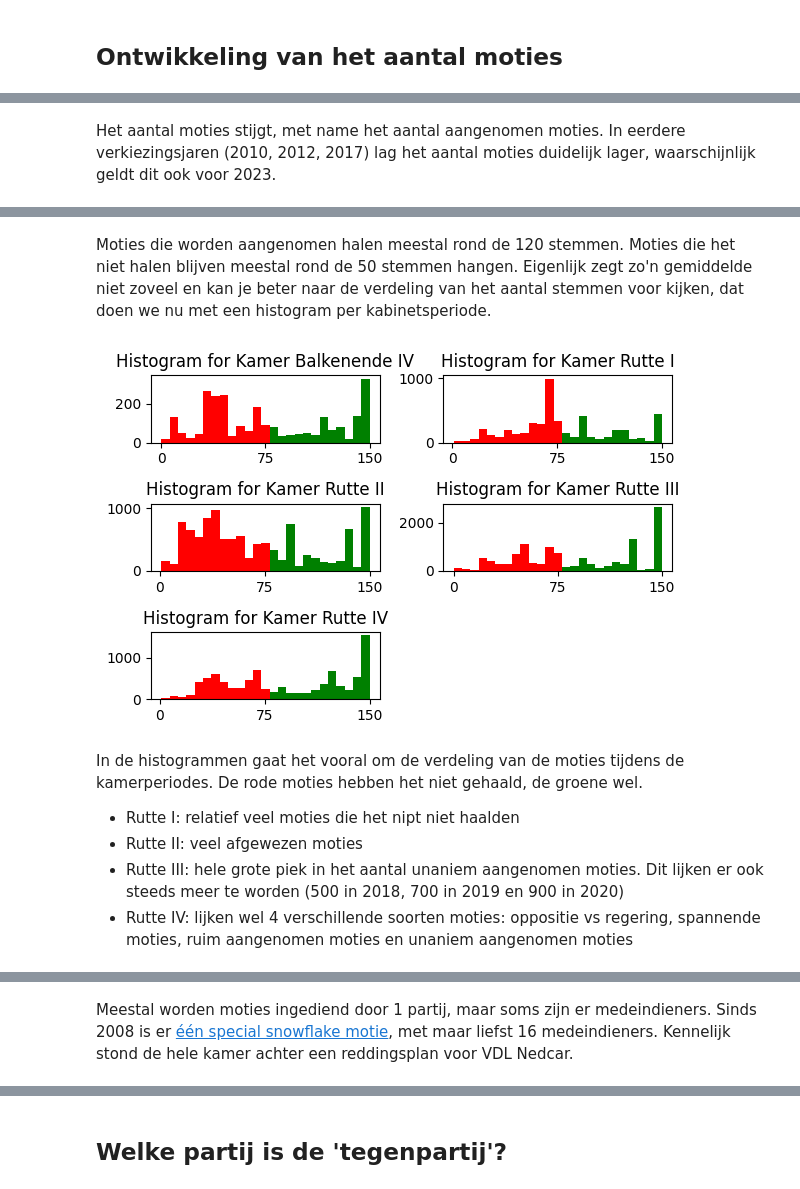
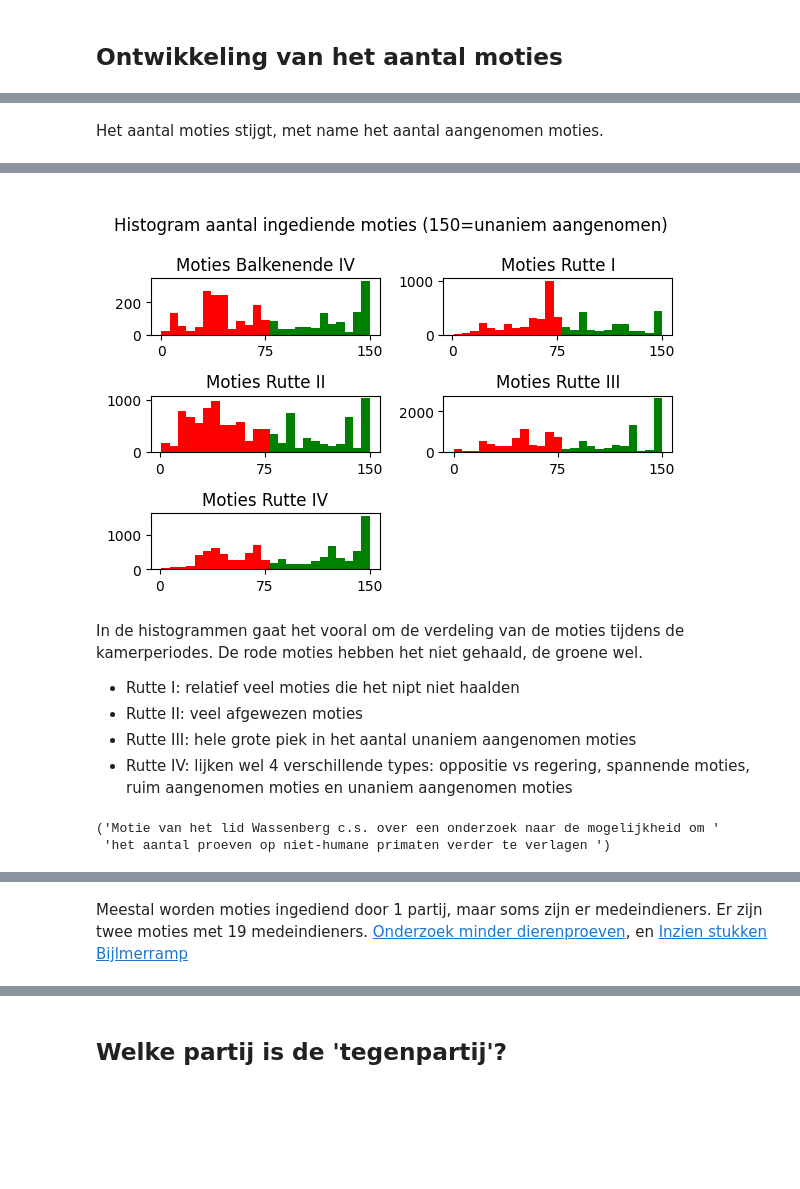
Before and after one commit to jvanelteren/kamermoties, a Jupyter notebook: 2023-08-03-kamermotiesEDA.ipynb, the cells around one changed output, grey strips where cells are left out. Drawn from its saved outputs; the diff is of its cells as text; code cells hidden in the pictures; blank space fills up the shorter version.

```diff
--- a/2023-08-03-kamermotiesEDA.ipynb
+++ b/2023-08-03-kamermotiesEDA.ipynb
@@ -80,7 +60,7 @@ ind = pd.melt(df, value_vars=indiener_column, ignore_index=False)
 ind = ind[ind['value'] == 1]
 ind = ind.rename(columns={'variable':'Indienende_partij'})
 ind['Indienende_partij'] = ind['Indienende_partij'].str[9:]
-df['Indiener_persoon'] = df['Indiener_persoon'].map(lambda x: x[0] if x else '')
+df['Indiener_persoon'] = df['Indiener_persoon'].map(lambda x: x if x else '')  # this used to be lambda x: x[0] if x else ''
 # df = df.join(ind['Indienende_partij'], how='left')
 df['Indienende_persoon_partij'] = df['Indiener_persoon'] + ', ' + df['Indienende_partij']
 # %%
@@ -227,7 +207,7 @@ alt.Chart(data).mark_bar().encode(
 # %% [output]
 [interactive output not drawn]
 # %% [markdown]
-Het aantal moties stijgt, met name het aantal aangenomen moties. In eerdere verkiezingsjaren (2010, 2012, 2017) lag het aantal moties duidelijk lager, waarschijnlijk geldt dit ook voor 2023.
+Het aantal moties stijgt, met name het aantal aangenomen moties.
 # %%
 #| echo: false
 data = df.groupby(['Jaar', 'BesluitSoort']).agg(Aantal=('Voor', 'mean')).reset_index()
@@ -249,7 +229,7 @@ chart
 # %% [output]
 [interactive output not drawn]
 # %% [markdown]
-Moties die worden aangenomen halen meestal rond de 120 stemmen. Moties die het niet halen blijven meestal rond de 50 stemmen hangen. Eigenlijk zegt zo'n gemiddelde niet zoveel en kan je beter naar de verdeling van het aantal stemmen voor kijken, dat doen we nu met een histogram per kabinetsperiode.
+<!-- Moties die worden aangenomen halen meestal rond de 120 stemmen. Moties die het niet halen blijven meestal rond de 50 stemmen hangen. Eigenlijk zegt zo'n gemiddelde niet zoveel en kan je beter naar de verdeling van het aantal stemmen voor kijken, dat doen we nu met een histogram per kabinetsperiode. -->
 # %%
 #| echo: false
 # Set tick marks at every 75 units
@@ -265,42 +245,49 @@ num_cols = 2
 num_rows = (num_categories + num_cols - 1) // num_cols
 fig, axes = plt.subplots(nrows=num_rows, ncols=num_cols, figsize=(6, 4))
 
 # Plot each histogram separately
 for i, (category, group) in enumerate(df.groupby('Kamer')):
     row, col = i // num_cols, i % num_cols
     ax = axes[row, col]
     values = group['Voor']
     bins = 25
     _, bins, patches = ax.hist(values, bins=bins)
-    ax.set_title(f'Histogram for Kamer {category}')
+    ax.set_title('Moties '+ category)
     ax.xaxis.set_major_locator(ticker.MultipleLocator(base=tick_interval))
-
+    # ax.set_xlabel('Stemmen voor')
     # Set color for bars left from 75 as red
     # Set color for bars right from 75 as green
     for patch, left_edge in zip(patches, bins[:-1]):
         if left_edge < 75:
             patch.set_facecolor('red')
         else:
             patch.set_facecolor('green')
 
     # Set y-axis limits for all histograms
     # ax.set_ylim(y_min, y_max)
 
 # Hide empty subplots if any
 for i in range(num_categories, num_rows*num_cols):
     axes.flatten()[i].axis('off')
 
 # Adjust layout and show the plot
+fig.suptitle('Histogram aantal ingediende moties (150=unaniem aangenomen)')
 plt.tight_layout()
 plt.show()
 # %% [output]
-[figure, old version]
+[figure, new version]
 # %% [markdown]
 In de histogrammen gaat het vooral om de verdeling van de moties tijdens de kamerperiodes. De rode moties hebben het niet gehaald, de groene wel.
 * Rutte I: relatief veel moties die het nipt niet haalden
 * Rutte II: veel afgewezen moties
-* Rutte III: hele grote piek in het aantal unaniem aangenomen moties. Dit lijken er ook steeds meer te worden (500 in 2018, 700 in 2019 en 900 in 2020)
-* Rutte IV: lijken wel 4 verschillende soorten moties: oppositie vs regering, spannende moties, ruim aangenomen moties en unaniem aangenomen moties
+* Rutte III: hele grote piek in het aantal unaniem aangenomen moties
+* Rutte IV: lijken wel 4 verschillende types: oppositie vs regering, spannende moties, ruim aangenomen moties en unaniem aangenomen moties
+# %%
+a = df[df['Medeindiener_persoon'].apply(lambda x: len(x)) == 19]['Onderwerp'].iloc[0]
+pprint.pprint(a)
+# %% [output]
+('Motie van het lid Wassenberg c.s. over een onderzoek naar de mogelijkheid om '
+ 'het aantal proeven op niet-humane primaten verder te verlagen ')
 # %%
 #| echo: false
 medeindieners = df['Medeindiener_persoon'].values
@@ -313,6 +300,6 @@ alt.Chart(source).mark_bar().encode(
 ).properties(width=300, height=100)
 # %% [output]
 [interactive output not drawn]
-# %% [markdown]
-Meestal worden moties ingediend door 1 partij, maar soms zijn er medeindieners. Sinds 2008 is er [één special snowflake motie](https://www.tweedekamer.nl/kamerstukken/detail?id=2020Z20755&did=2020D44509), met maar liefst 16 medeindieners. Kennelijk stond de hele kamer achter een reddingsplan voor VDL Nedcar.
+# %% [markdown]
+Meestal worden moties ingediend door 1 partij, maar soms zijn er medeindieners. Er zijn twee moties met 19 medeindieners. [Onderzoek minder dierenproeven](https://www.tweedekamer.nl/kamerstukken/moties/detail?id=2022D49960&did=2022D49960), en [Inzien stukken Bijlmerramp](https://www.tweedekamer.nl/kamerstukken/moties/detail?id=2023D15968&did=2023D15968)
 # %% [markdown]
```
Also changed, not shown: parts of 27 cells of this notebook.
